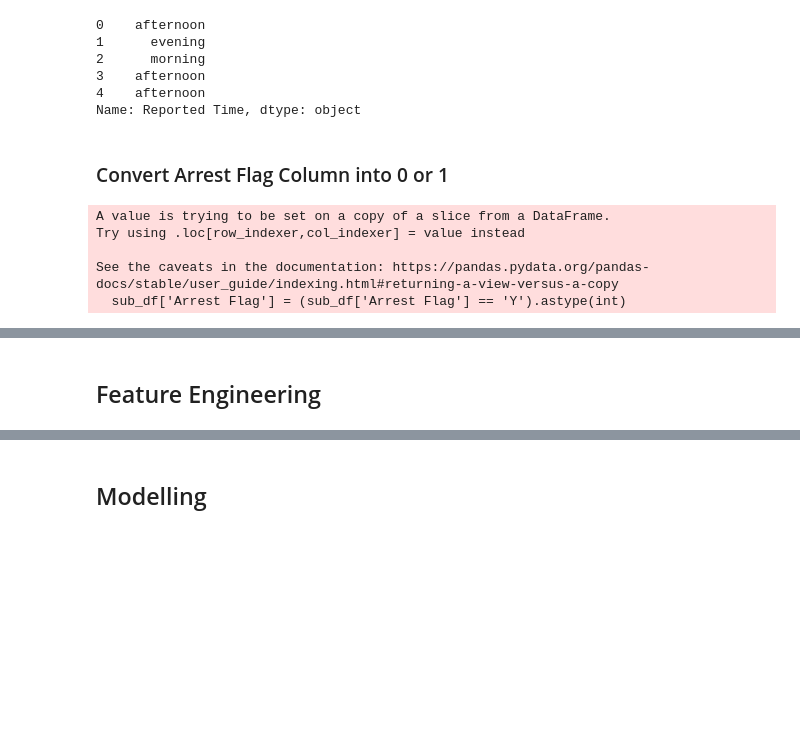
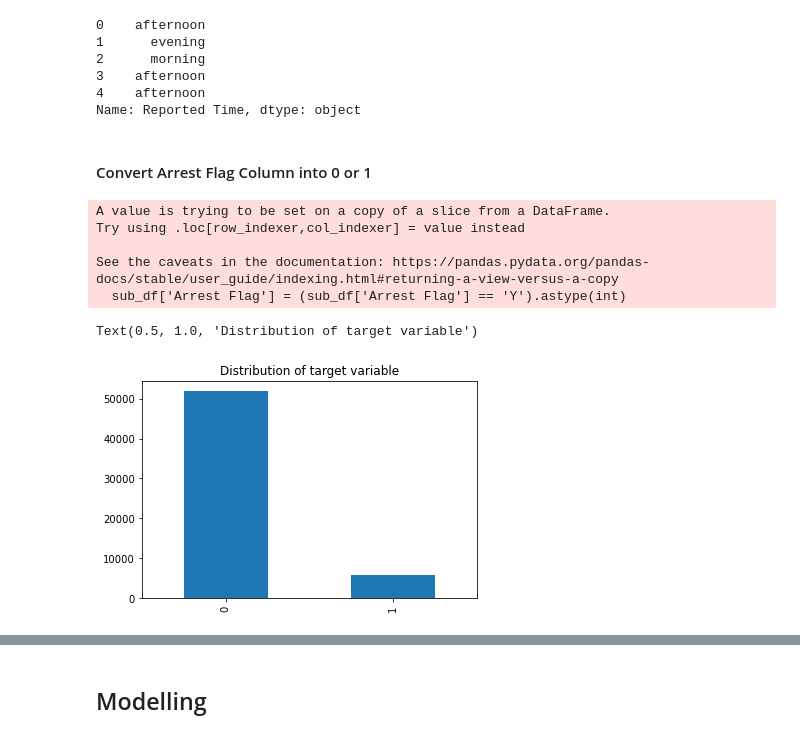
Before and after one commit to alexmuturi/Terry-Stops-Data-Science-Project, a Jupyter notebook: index.ipynb, the cells around one changed output, grey strips where cells are left out. Drawn from its saved outputs; the diff is of its cells as text; code cells hidden in the pictures; blank space fills up the shorter version.

```diff
--- a/index.ipynb
+++ b/index.ipynb
@@ -331,7 +312,7 @@ See the caveats in the documentation: https://pandas.pydata.org/pandas-docs/stab
 4    afternoon
 Name: Reported Time, dtype: object
 # %% [markdown]
-### Convert Arrest Flag Column into 0 or 1
+#### Convert Arrest Flag Column into 0 or 1
 # %%
 sub_df['Arrest Flag'] = (sub_df['Arrest Flag'] == 'Y').astype(int)
 # %% [output]
@@ -340,4 +321,10 @@ Try using .loc[row_indexer,col_indexer] = value instead
 
 See the caveats in the documentation: https://pandas.pydata.org/pandas-docs/stable/user_guide/indexing.html#returning-a-view-versus-a-copy
   sub_df['Arrest Flag'] = (sub_df['Arrest Flag'] == 'Y').astype(int)
+# %%
+sub_df['Arrest Flag'].value_counts().plot.bar()
+plt.title("Distribution of target variable")
+# %% [output]
+Text(0.5, 1.0, 'Distribution of target variable')
+[figure, added]
 # %%
@@ -365,5 +353,3 @@ sub_df
 | 57728 | 46 - 55 | Others | M | White | White | ... |
 | 57729 | 36 - 45 | - | M | White | Black or African American | ... |
 57730 rows × 11 columns
-# %% [markdown]
-## Feature Engineering
```
Also changed, not shown: parts of 75 cells of this notebook.
